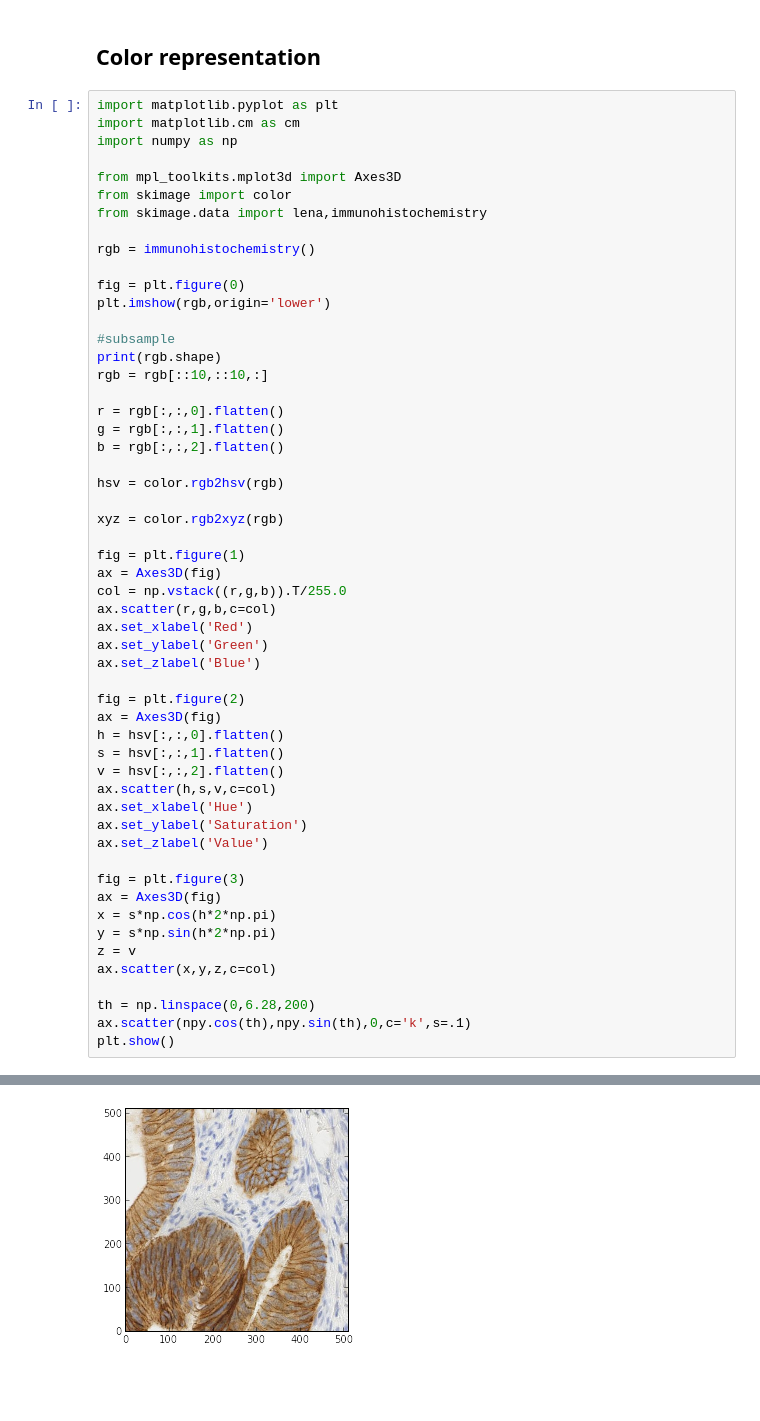
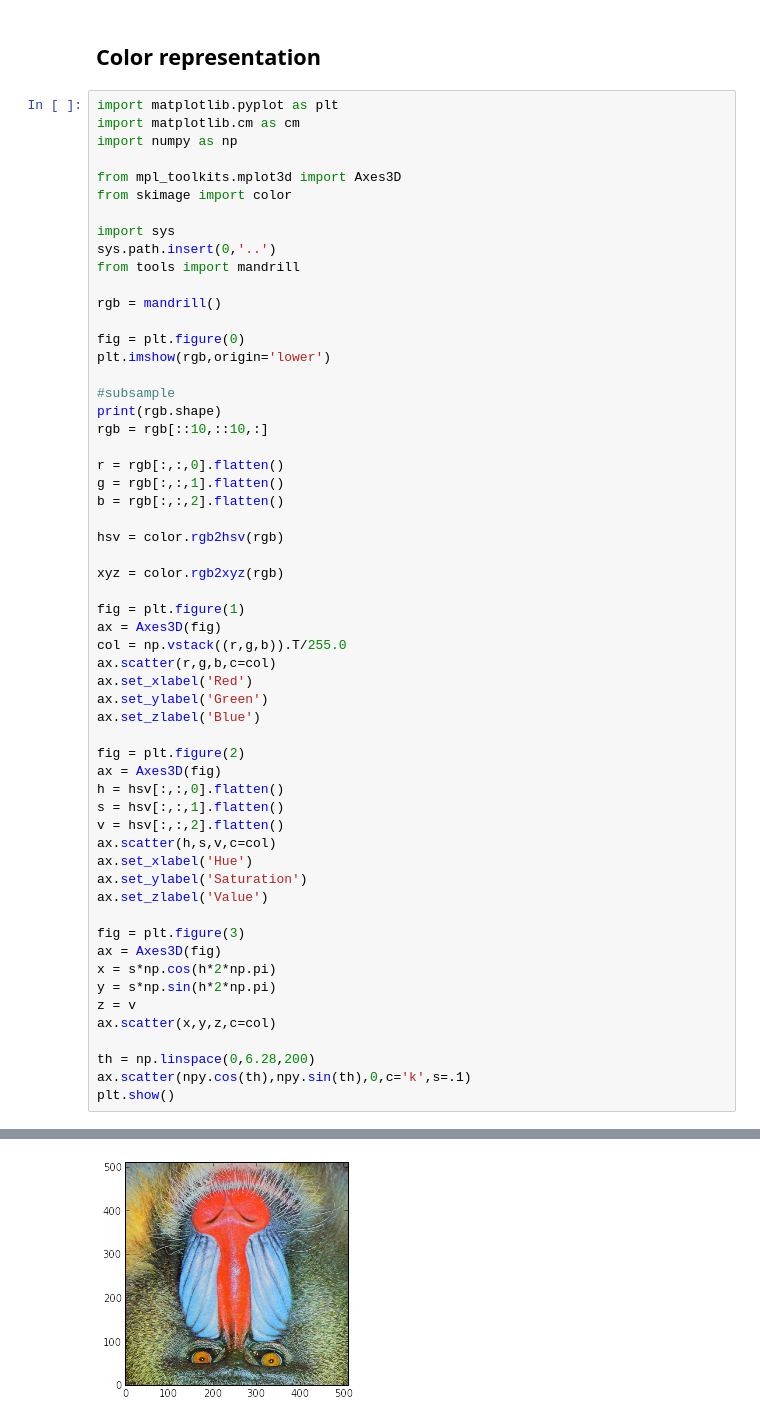
Before and after one commit to odebeir/info-h-500-501, a Jupyter notebook: Acquisition/color.ipynb, the cells around one changed output, grey strips where cells are left out. Cells and saved outputs as stored; diff of their text form; blank space fills up the shorter version.

Commit message:
add tools.py

```diff
--- a/Acquisition/color.ipynb
+++ b/Acquisition/color.ipynb
@@ -11,9 +11,12 @@ import numpy as np
 
 from mpl_toolkits.mplot3d import Axes3D
 from skimage import color
-from skimage.data import lena,immunohistochemistry
 
-rgb = immunohistochemistry()
+import sys
+sys.path.insert(0,'..')
+from tools import mandrill
+
+rgb = mandrill()
 
 fig = plt.figure(0)
 plt.imshow(rgb,origin='lower')
@@ -33,31 +36,31 @@ xyz = color.rgb2xyz(rgb)
 fig = plt.figure(1)
 ax = Axes3D(fig)
 col = np.vstack((r,g,b)).T/255.0
 ax.scatter(r,g,b,c=col)
 ax.set_xlabel('Red')
 ax.set_ylabel('Green')
 ax.set_zlabel('Blue')
 
 fig = plt.figure(2)
 ax = Axes3D(fig)
 h = hsv[:,:,0].flatten()
 s = hsv[:,:,1].flatten()
 v = hsv[:,:,2].flatten()
 ax.scatter(h,s,v,c=col)
 ax.set_xlabel('Hue')
 ax.set_ylabel('Saturation')
 ax.set_zlabel('Value')
 
 fig = plt.figure(3)
 ax = Axes3D(fig)
 x = s*np.cos(h*2*np.pi)
 y = s*np.sin(h*2*np.pi)
 z = v
 ax.scatter(x,y,z,c=col)
 
 th = np.linspace(0,6.28,200)
 ax.scatter(npy.cos(th),npy.sin(th),0,c='k',s=.1)
 plt.show()
 # %% [output]
 (512, 512, 3)
-[figure, old version]
+[figure, new version]
```
Also changed, not shown: parts of 1 cell of this notebook, 3 other files.
